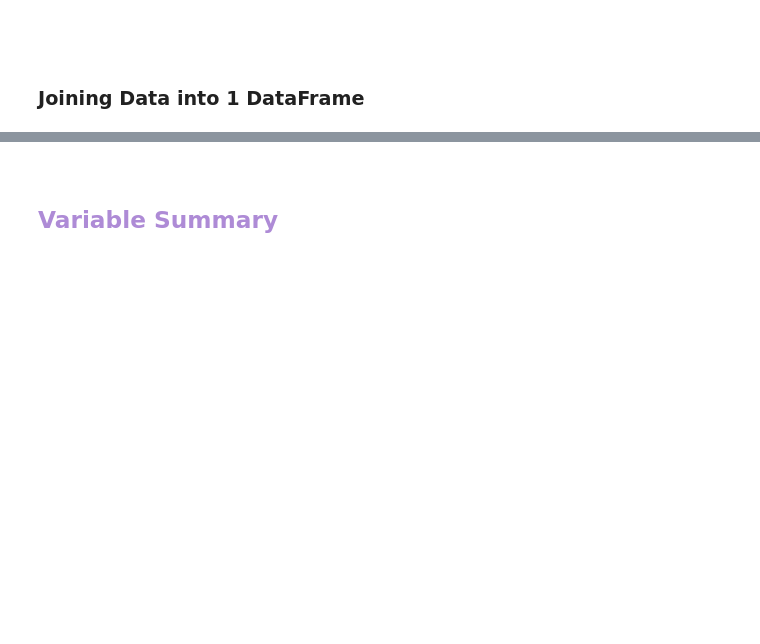
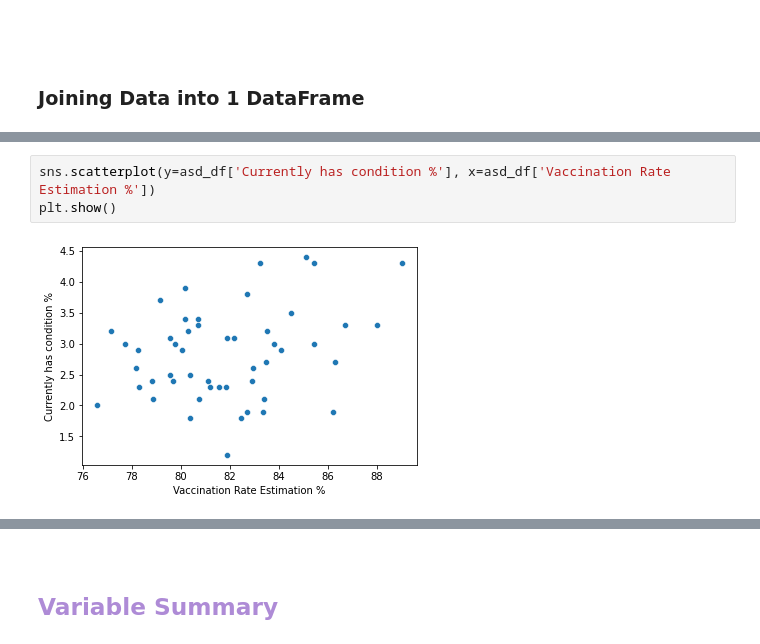
Before and after one commit to Hakuna-Patata/BU_MSDS_PTW, a Jupyter notebook: DSC 530 - Data Exploration and Analysis/Project/Project.ipynb, the cells around one changed output, grey strips where cells are left out. Cells and saved outputs as stored; diff of their text form; blank space fills up the shorter version.

```diff
--- a/DSC 530 - Data Exploration and Analysis/Project/Project.ipynb
+++ b/DSC 530 - Data Exploration and Analysis/Project/Project.ipynb
@@ -349,0 +391,5 @@ asd_df
+# %%
+sns.scatterplot(y=asd_df['Currently has condition %'], x=asd_df['Vaccination Rate Estimation %'])
+plt.show()
+# %% [output]
+[figure, added]
```
Also changed, not shown: parts of 16 cells of this notebook, 13 other files.
